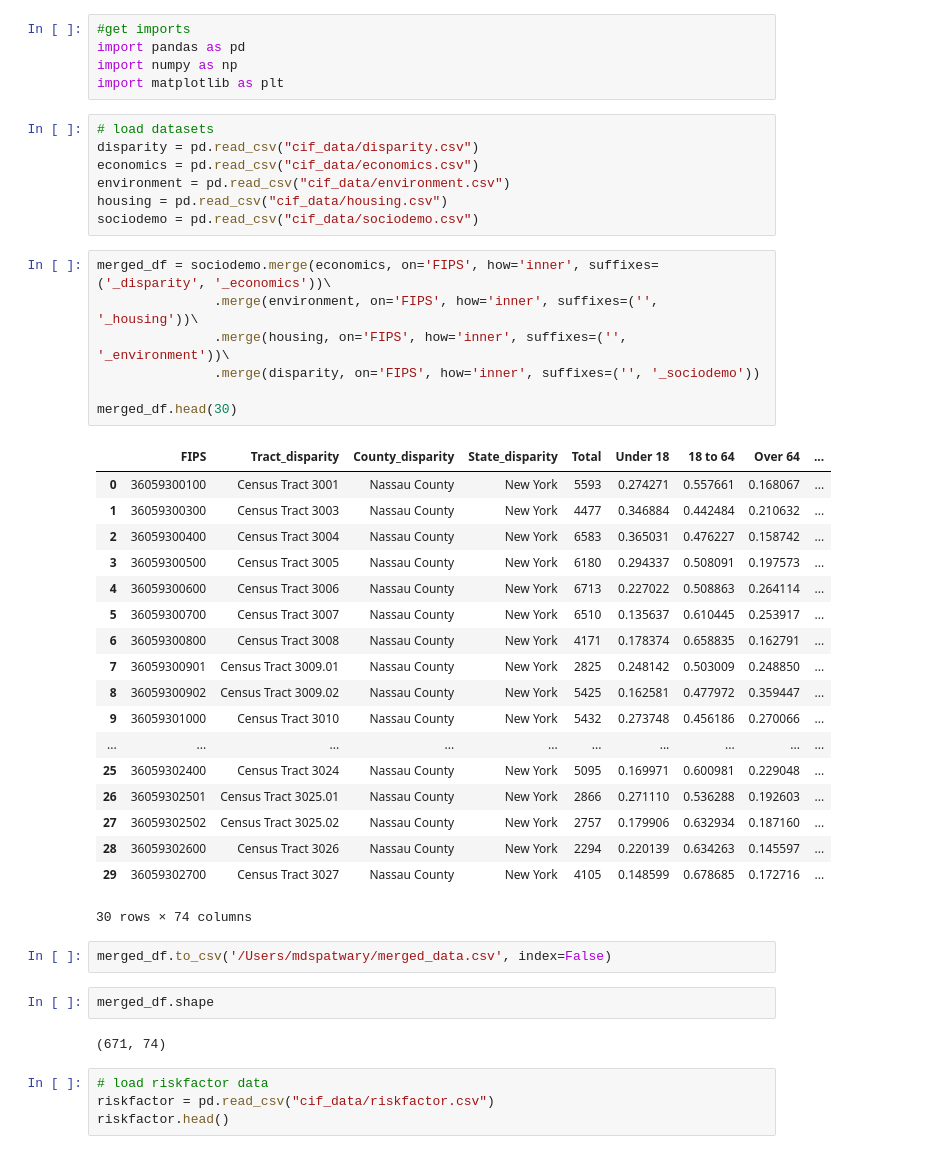
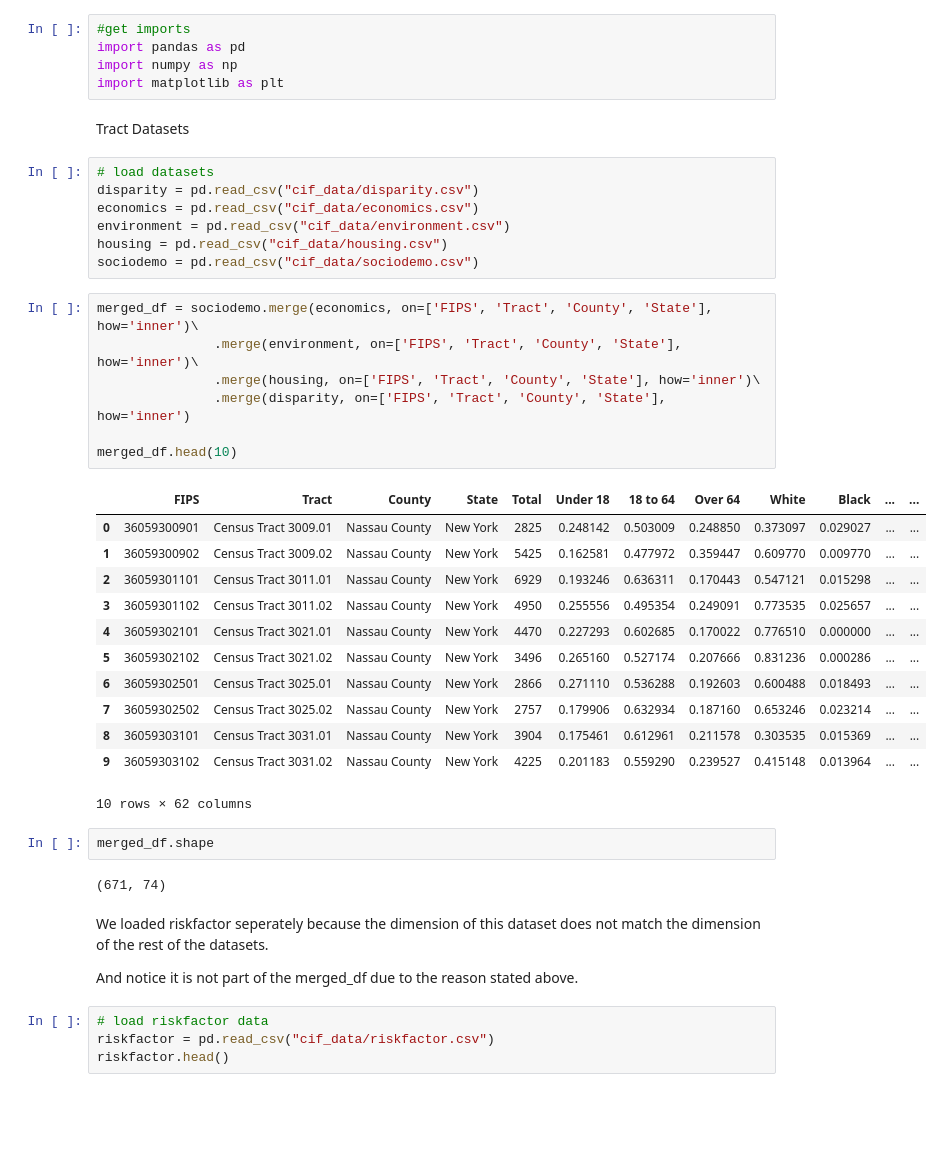
Before and after one commit to mdsptwry/merging_datasets, a Jupyter notebook: script.ipynb, the cells around one changed output. Drawn from its saved outputs; the diff is of its cells as text; blank space fills up the shorter version.

```diff
--- a/script.ipynb
+++ b/script.ipynb
@@ -3,6 +3,8 @@
 import pandas as pd
 import numpy as np
 import matplotlib as plt
+# %% [markdown]
+Tract Datasets
 # %%
 # load datasets
 disparity = pd.read_csv("cif_data/disparity.csv")
@@ -11,37 +13,33 @@ environment = pd.read_csv("cif_data/environment.csv")
 housing = pd.read_csv("cif_data/housing.csv")
 sociodemo = pd.read_csv("cif_data/sociodemo.csv")
 # %%
-merged_df = sociodemo.merge(economics, on='FIPS', how='inner', suffixes=('_disparity', '_economics'))\
-               .merge(environment, on='FIPS', how='inner', suffixes=('', '_housing'))\
-               .merge(housing, on='FIPS', how='inner', suffixes=('', '_environment'))\
-               .merge(disparity, on='FIPS', how='inner', suffixes=('', '_sociodemo'))
+merged_df = sociodemo.merge(economics, on=['FIPS', 'Tract', 'County', 'State'], how='inner')\
+               .merge(environment, on=['FIPS', 'Tract', 'County', 'State'], how='inner')\
+               .merge(housing, on=['FIPS', 'Tract', 'County', 'State'], how='inner')\
+               .merge(disparity, on=['FIPS', 'Tract', 'County', 'State'], how='inner')
 
-merged_df.head(30)
+merged_df.head(10)
 # %% [output]
-|  | FIPS | Tract_disparity | County_disparity | State_disparity | Total | Under 18 | 18 to 64 | Over 64 | ... |
-| 0 | 36059300100 | Census Tract 3001 | Nassau County | New York | 5593 | 0.274271 | 0.557661 | 0.168067 | ... |
-| 1 | 36059300300 | Census Tract 3003 | Nassau County | New York | 4477 | 0.346884 | 0.442484 | 0.210632 | ... |
-| 2 | 36059300400 | Census Tract 3004 | Nassau County | New York | 6583 | 0.365031 | 0.476227 | 0.158742 | ... |
-| 3 | 36059300500 | Census Tract 3005 | Nassau County | New York | 6180 | 0.294337 | 0.508091 | 0.197573 | ... |
-| 4 | 36059300600 | Census Tract 3006 | Nassau County | New York | 6713 | 0.227022 | 0.508863 | 0.264114 | ... |
-| 5 | 36059300700 | Census Tract 3007 | Nassau County | New York | 6510 | 0.135637 | 0.610445 | 0.253917 | ... |
-| 6 | 36059300800 | Census Tract 3008 | Nassau County | New York | 4171 | 0.178374 | 0.658835 | 0.162791 | ... |
-| 7 | 36059300901 | Census Tract 3009.01 | Nassau County | New York | 2825 | 0.248142 | 0.503009 | 0.248850 | ... |
-| 8 | 36059300902 | Census Tract 3009.02 | Nassau County | New York | 5425 | 0.162581 | 0.477972 | 0.359447 | ... |
-| 9 | 36059301000 | Census Tract 3010 | Nassau County | New York | 5432 | 0.273748 | 0.456186 | 0.270066 | ... |
-| ... | ... | ... | ... | ... | ... | ... | ... | ... | ... |
-| 25 | 36059302400 | Census Tract 3024 | Nassau County | New York | 5095 | 0.169971 | 0.600981 | 0.229048 | ... |
-| 26 | 36059302501 | Census Tract 3025.01 | Nassau County | New York | 2866 | 0.271110 | 0.536288 | 0.192603 | ... |
-| 27 | 36059302502 | Census Tract 3025.02 | Nassau County | New York | 2757 | 0.179906 | 0.632934 | 0.187160 | ... |
-| 28 | 36059302600 | Census Tract 3026 | Nassau County | New York | 2294 | 0.220139 | 0.634263 | 0.145597 | ... |
-| 29 | 36059302700 | Census Tract 3027 | Nassau County | New York | 4105 | 0.148599 | 0.678685 | 0.172716 | ... |
+|  | FIPS | Tract | County | State | Total | Under 18 | 18 to 64 | Over 64 | White | Black | ... | ... |
+| 0 | 36059300901 | Census Tract 3009.01 | Nassau County | New York | 2825 | 0.248142 | 0.503009 | 0.248850 | 0.373097 | 0.029027 | ... | ... |
+| 1 | 36059300902 | Census Tract 3009.02 | Nassau County | New York | 5425 | 0.162581 | 0.477972 | 0.359447 | 0.609770 | 0.009770 | ... | ... |
+| 2 | 36059301101 | Census Tract 3011.01 | Nassau County | New York | 6929 | 0.193246 | 0.636311 | 0.170443 | 0.547121 | 0.015298 | ... | ... |
+| 3 | 36059301102 | Census Tract 3011.02 | Nassau County | New York | 4950 | 0.255556 | 0.495354 | 0.249091 | 0.773535 | 0.025657 | ... | ... |
+| 4 | 36059302101 | Census Tract 3021.01 | Nassau County | New York | 4470 | 0.227293 | 0.602685 | 0.170022 | 0.776510 | 0.000000 | ... | ... |
+| 5 | 36059302102 | Census Tract 3021.02 | Nassau County | New York | 3496 | 0.265160 | 0.527174 | 0.207666 | 0.831236 | 0.000286 | ... | ... |
+| 6 | 36059302501 | Census Tract 3025.01 | Nassau County | New York | 2866 | 0.271110 | 0.536288 | 0.192603 | 0.600488 | 0.018493 | ... | ... |
+| 7 | 36059302502 | Census Tract 3025.02 | Nassau County | New York | 2757 | 0.179906 | 0.632934 | 0.187160 | 0.653246 | 0.023214 | ... | ... |
+| 8 | 36059303101 | Census Tract 3031.01 | Nassau County | New York | 3904 | 0.175461 | 0.612961 | 0.211578 | 0.303535 | 0.015369 | ... | ... |
+| 9 | 36059303102 | Census Tract 3031.02 | Nassau County | New York | 4225 | 0.201183 | 0.559290 | 0.239527 | 0.415148 | 0.013964 | ... | ... |
-30 rows × 74 columns
+10 rows × 62 columns
-# %%
-merged_df.to_csv('/Users/mdspatwary/merged_data.csv', index=False)
 # %%
 merged_df.shape
 # %% [output]
 (671, 74)
+# %% [markdown]
+We loaded riskfactor seperately because the dimension of this dataset does not match the dimension of the rest of the datasets.
+
+And notice it is not part of the merged_df due to the reason stated above.
 # %%
 # load riskfactor data
 riskfactor = pd.read_csv("cif_data/riskfactor.csv")
```
Also changed, not shown: parts of 8 cells of this notebook, 6 other files.
